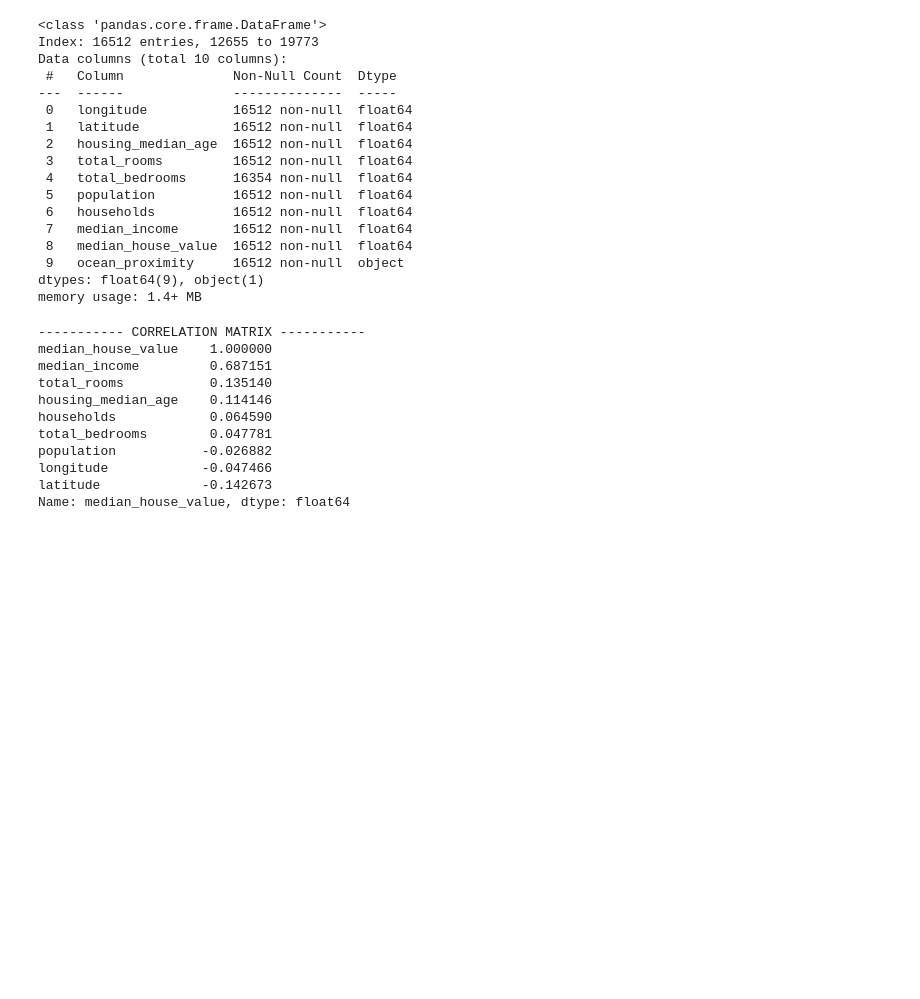
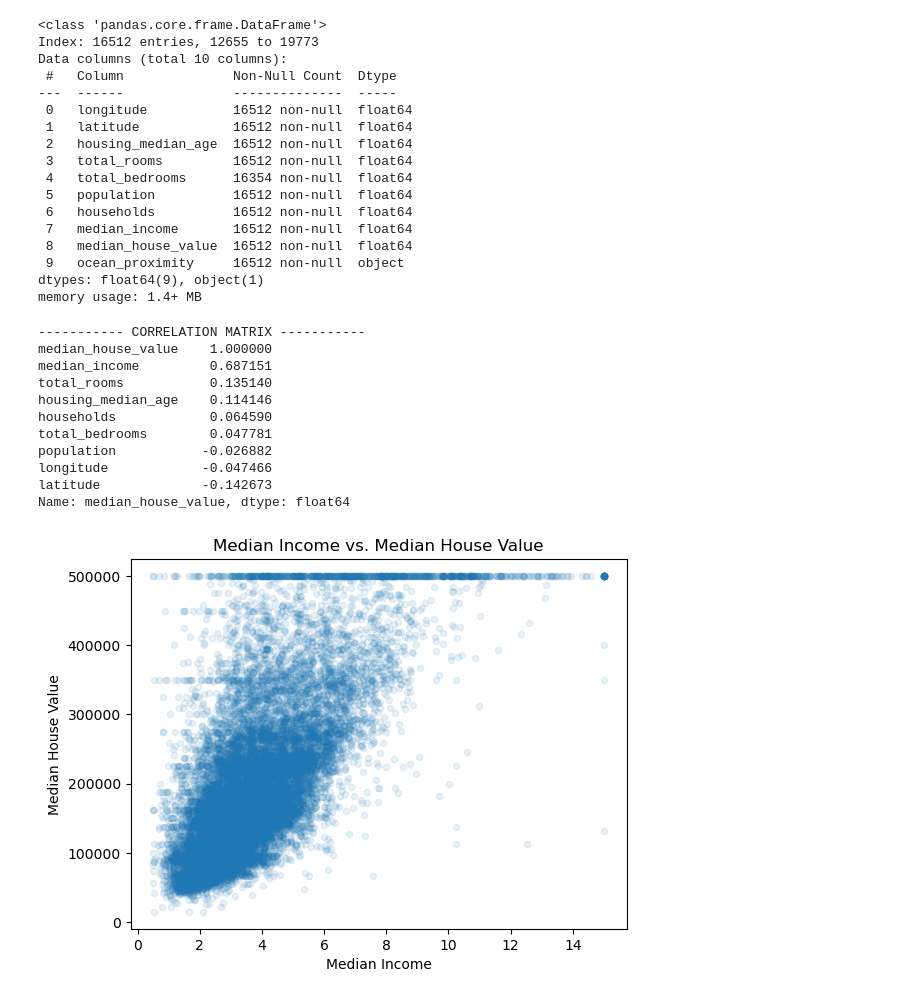
Before and after one commit to PritBPatel1845/CaliforniaHousing, a Jupyter notebook: CaliforniaHousing.ipynb, the cells around one changed output. Drawn from its saved outputs; the diff is of its cells as text; code cells hidden in the pictures; blank space fills up the shorter version.

```diff
--- a/CaliforniaHousing.ipynb
+++ b/CaliforniaHousing.ipynb
@@ -304,3 +304,12 @@ population           -0.026882
 longitude            -0.047466
 latitude             -0.142673
 Name: median_house_value, dtype: float64
+# %%
+# Scatter plot to visualize correlation between median_income and median_house_value
+data.plot(kind='scatter', x='median_income', y='median_house_value', alpha=0.1)
+plt.xlabel('Median Income')
+plt.ylabel('Median House Value')
+plt.title('Median Income vs. Median House Value')
+plt.show()
+# %% [output]
+[figure, added]
```
Also changed, not shown: parts of 6 cells of this notebook, 1 other file.
